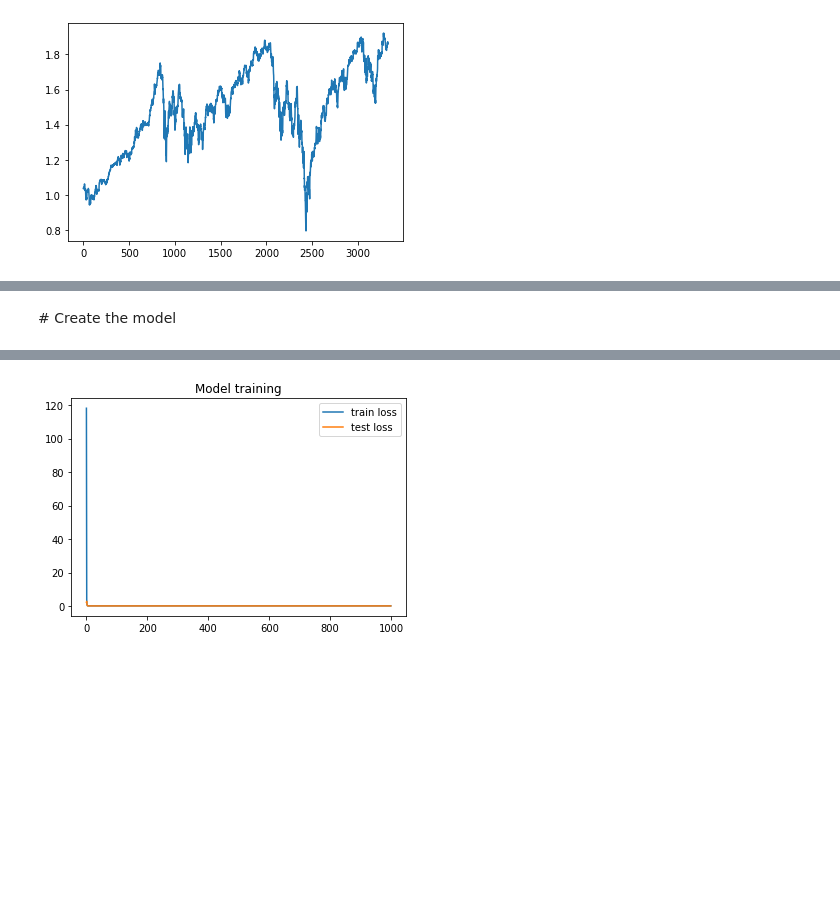
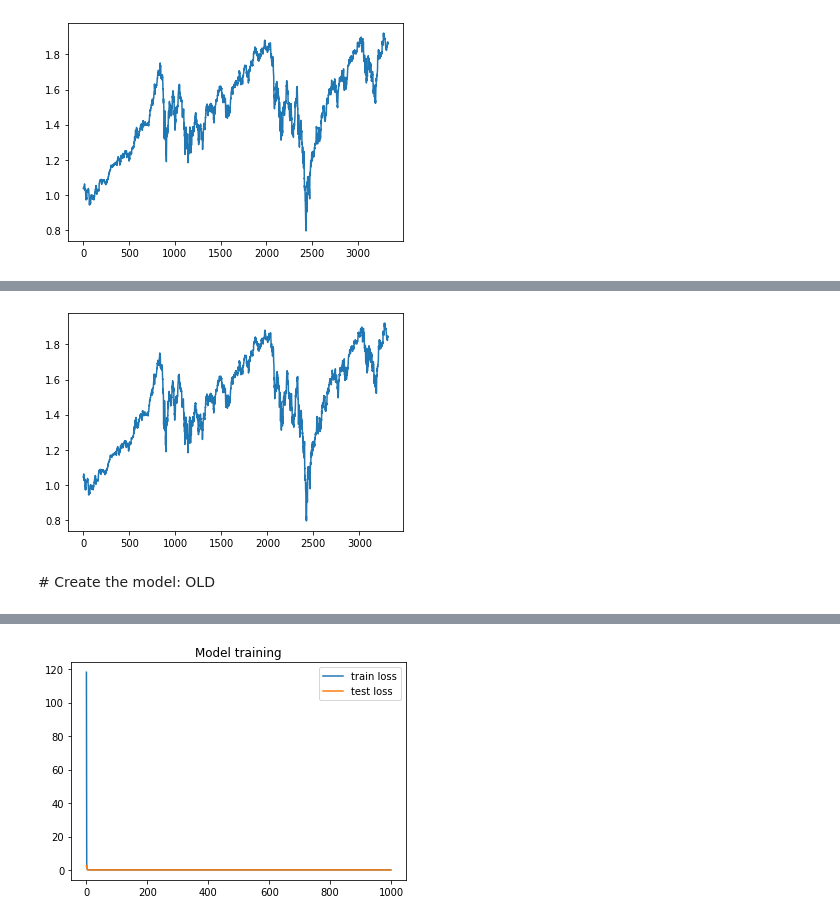
Before and after one commit to KennethThNg/Semester-project-dynamical-system-learning, a Jupyter notebook: time_series_forecast.ipynb, the cells around one changed output, grey strips where cells are left out. Saved outputs shown, nothing was run; the diff lists cells and outputs as text; code cells hidden in the pictures; blank space fills up the shorter version.

```diff
--- a/time_series_forecast.ipynb
+++ b/time_series_forecast.ipynb
@@ -116,6 +96,6 @@ plt.plot(test_set[1:])
 plt.show()
 # %% [output]
 [figure]
-# %%
-train_set = train_set[:-8]
-test_set = test_set[:-9]
+# %%
+train_set_mis = train_set[:-5]
+test_set_mis = test_set[:-6]
@@ -122,5 +110,5 @@ test_set = test_set[:-9]
 # %%
-train_input = torch.FloatTensor(train_set[:-1]).unsqueeze(1)
-train_target = torch.FloatTensor(train_set[1:]).unsqueeze(1)
-test_input = torch.FloatTensor(test_set[:-1]).unsqueeze(1)
-test_target = torch.FloatTensor(test_set[1:]).unsqueeze(1)
+train_input = torch.FloatTensor(train_set_mis[:-5])
+train_target = torch.FloatTensor(train_set_mis[5:])
+test_input = torch.FloatTensor(test_set_mis[:-5])
+test_target = torch.FloatTensor(test_set_mis[5:])
@@ -127,4 +288,9 @@ test_target = torch.FloatTensor(test_set[1:]).unsqueeze(1)
+# %%
+plt.plot(test_target.numpy())
+plt.show()
+# %% [output]
+[figure, added]
 # %% [markdown]
-# Create the model
+# Create the model: OLD
 # %%
 class NeuralNetODE(nn.Module):
```
Also changed, not shown: parts of 53 cells of this notebook, 1 other file.
